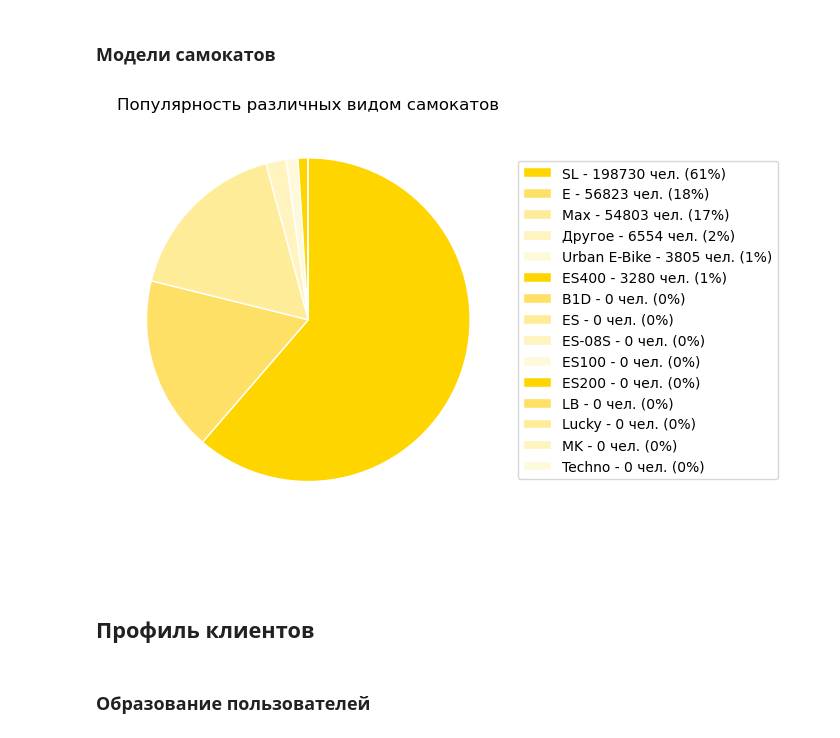
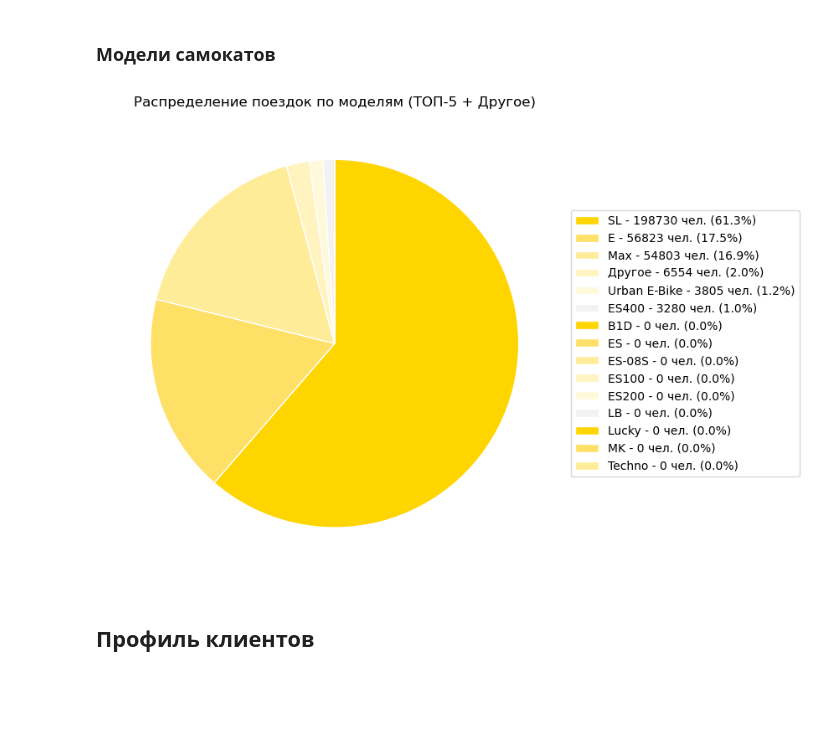
Before and after one commit to Dimakrl2003/pet-projects, a Jupyter notebook: Kiksharing/Analysis.ipynb, the cells around one changed output. Drawn from its saved outputs; the diff is of its cells as text; code cells hidden in the pictures; blank space fills up the shorter version.

```diff
--- a/Kiksharing/Analysis.ipynb
+++ b/Kiksharing/Analysis.ipynb
@@ -283,28 +283,32 @@ plt.show()
 # %% [markdown]
 ### Модели самокатов
 # %%
-plt.figure(figsize=(7,7))
+top_n = 5
+top_models = df['transport_model'].value_counts().nlargest(top_n).index
+
+df['transport_model'] = df['transport_model'].cat.add_categories(['Другое'])
+df['transport_model_grouped'] = df['transport_model'].where(df['transport_model'].isin(top_models), 'Другое')
+
+counts = df['transport_model_grouped'].value_counts()
+shares = (counts / counts.sum() * 100).round(1)
+
+# Подписи для легенды: Модель - X чел. (Y%)
+labels = [f"{name} - {cnt} чел. ({pct}%)" for name, cnt, pct in zip(counts.index, counts.values, shares)]
+
+plt.figure(figsize=(8,6))
 plt.pie(
     counts.values,
-    labels=None,   # отключаем подписи
+    colors=['#FFD500','#FFE066','#FFEC99','#FFF3BF','#FFF9DB','#F2F2F2'],
     startangle=90,
     counterclock=False,
-    colors=["#FFD500", "#FFE066", "#FFEC99", "#FFF3BF", "#FFF9DB"],
-    wedgeprops=dict(edgecolor="white", linewidth=1)
+    wedgeprops=dict(edgecolor='white', linewidth=1)
 )
 
-labels = [f"{label} - {val} чел. ({val/ counts.sum():.0%})"
-          for label, val in zip(counts.index, counts.values)]
-
-plt.legend(labels, loc="center left", bbox_to_anchor=(1, 0, 0.5, 1))
-plt.title("Популярность различных видом самокатов")
+plt.title(f"Распределение поездок по моделям (ТОП-{top_n} + Другое)")
+plt.legend(labels, loc="center left", bbox_to_anchor=(1, 0.5))
 plt.tight_layout()
 plt.show()
 # %% [output]
-[figure, old version]
+[figure, new version]
-# %% [markdown]
-###
 # %% [markdown]
 ## Профиль клиентов
-# %% [markdown]
-### Образование пользователей
```
Also changed, not shown: parts of 23 cells of this notebook.
